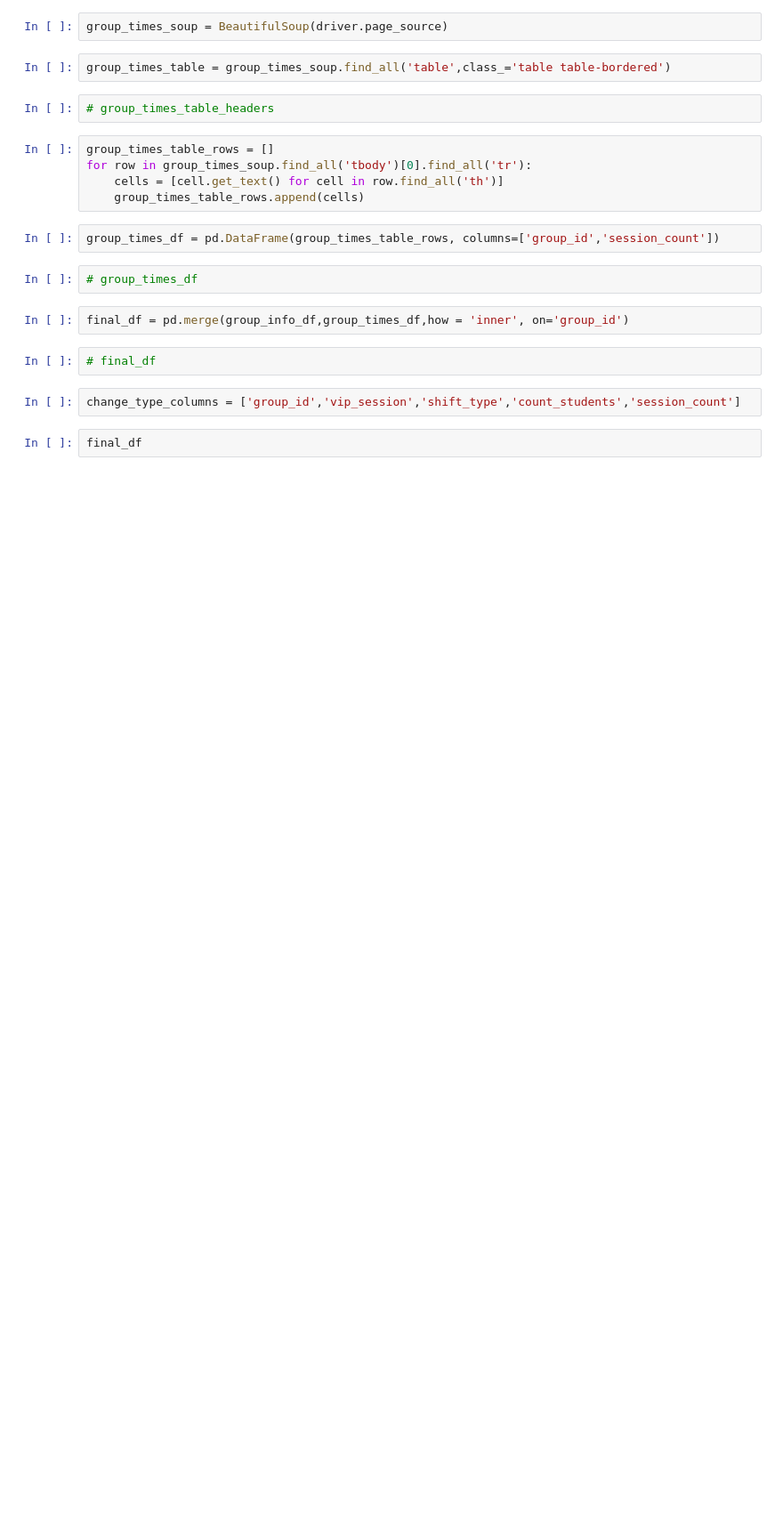
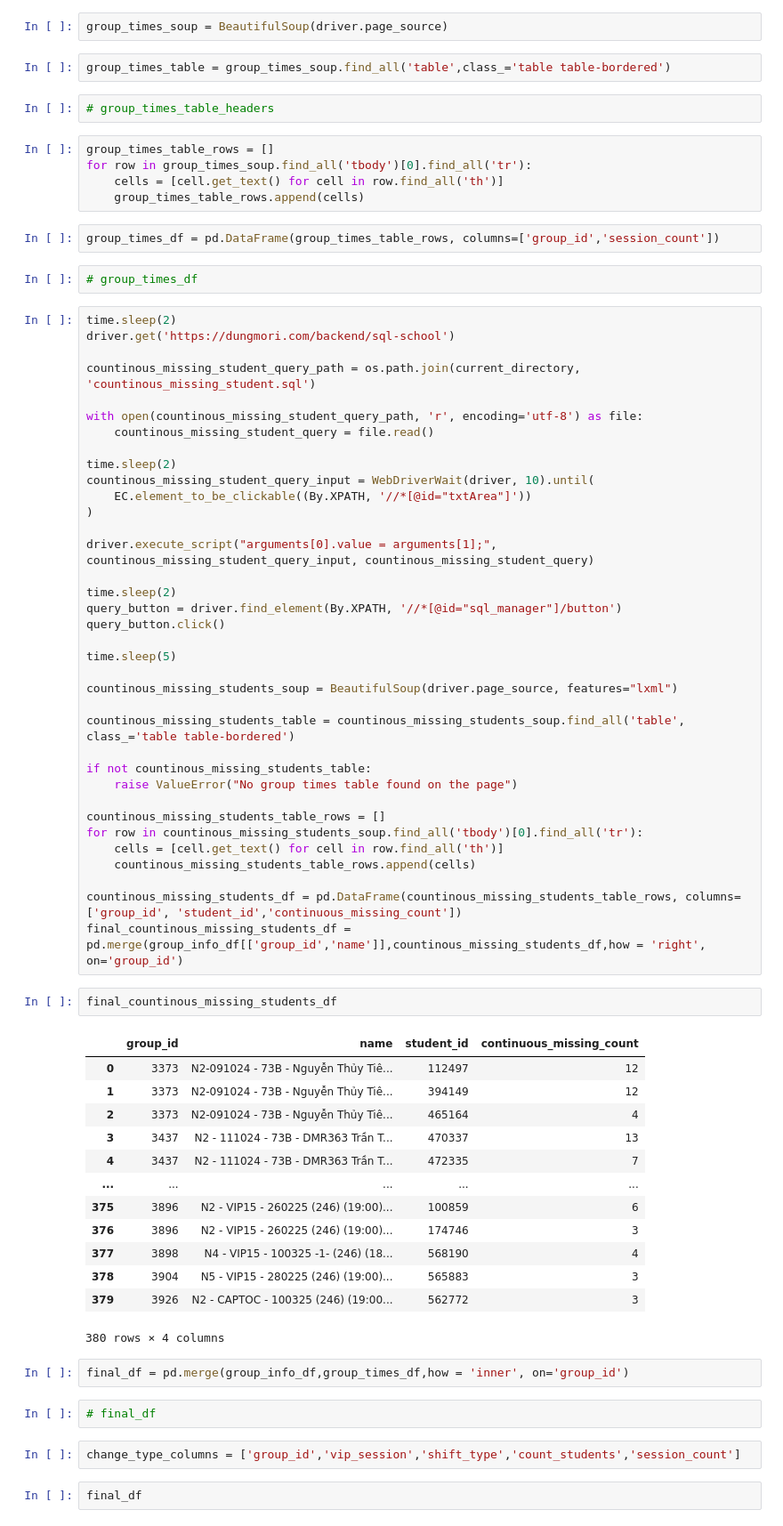
Before and after one commit to nguyenmanhcuong1291/python-dungmori_craw_groupinfo, a Jupyter notebook: test step by step craw dungmori.ipynb, the cells around one changed output. Shown: that part at 89% size. Drawn from its saved outputs; the diff is of its cells as text; blank space fills up the shorter version.

```diff
--- a/test step by step craw dungmori.ipynb
+++ b/test step by step craw dungmori.ipynb
@@ -123,6 +123,58 @@ for row in group_times_soup.find_all('tbody')[0].find_all('tr'):
 group_times_df = pd.DataFrame(group_times_table_rows, columns=['group_id','session_count'])
 # %%
 # group_times_df
+# %%
+time.sleep(2)
+driver.get('https://dungmori.com/backend/sql-school')
+
+countinous_missing_student_query_path = os.path.join(current_directory, 'countinous_missing_student.sql')
+
+with open(countinous_missing_student_query_path, 'r', encoding='utf-8') as file:
+    countinous_missing_student_query = file.read()
+
+time.sleep(2)
+countinous_missing_student_query_input = WebDriverWait(driver, 10).until(
+    EC.element_to_be_clickable((By.XPATH, '//*[@id="txtArea"]'))
+)
+
+driver.execute_script("arguments[0].value = arguments[1];", countinous_missing_student_query_input, countinous_missing_student_query)
+
+time.sleep(2)
+query_button = driver.find_element(By.XPATH, '//*[@id="sql_manager"]/button')
+query_button.click()
+
+time.sleep(5)
+
+countinous_missing_students_soup = BeautifulSoup(driver.page_source, features="lxml")
+
+countinous_missing_students_table = countinous_missing_students_soup.find_all('table', class_='table table-bordered')
+
+if not countinous_missing_students_table:
+    raise ValueError("No group times table found on the page")
+
+countinous_missing_students_table_rows = []
+for row in countinous_missing_students_soup.find_all('tbody')[0].find_all('tr'):
+    cells = [cell.get_text() for cell in row.find_all('th')]
+    countinous_missing_students_table_rows.append(cells)
+
+countinous_missing_students_df = pd.DataFrame(countinous_missing_students_table_rows, columns=['group_id', 'student_id','continuous_missing_count'])
+final_countinous_missing_students_df = pd.merge(group_info_df[['group_id','name']],countinous_missing_students_df,how = 'right', on='group_id')
+# %%
+final_countinous_missing_students_df
+# %% [output]
+|  | group_id | name | student_id | continuous_missing_count |
+| 0 | 3373 | N2-091024 - 73B - Nguyễn Thủy Tiê... | 112497 | 12 |
+| 1 | 3373 | N2-091024 - 73B - Nguyễn Thủy Tiê... | 394149 | 12 |
+| 2 | 3373 | N2-091024 - 73B - Nguyễn Thủy Tiê... | 465164 | 4 |
+| 3 | 3437 | N2 - 111024 - 73B - DMR363 Trần T... | 470337 | 13 |
+| 4 | 3437 | N2 - 111024 - 73B - DMR363 Trần T... | 472335 | 7 |
+| ... | ... | ... | ... | ... |
+| 375 | 3896 | N2 - VIP15 - 260225 (246) (19:00)... | 100859 | 6 |
+| 376 | 3896 | N2 - VIP15 - 260225 (246) (19:00)... | 174746 | 3 |
+| 377 | 3898 | N4 - VIP15 - 100325 -1- (246) (18... | 568190 | 4 |
+| 378 | 3904 | N5 - VIP15 - 280225 (246) (19:00)... | 565883 | 3 |
+| 379 | 3926 | N2 - CAPTOC - 100325 (246) (19:00... | 562772 | 3 |
+380 rows × 4 columns
 # %%
 final_df = pd.merge(group_info_df,group_times_df,how = 'inner', on='group_id')
 # %%
```
Also changed, not shown: 4 other files.
